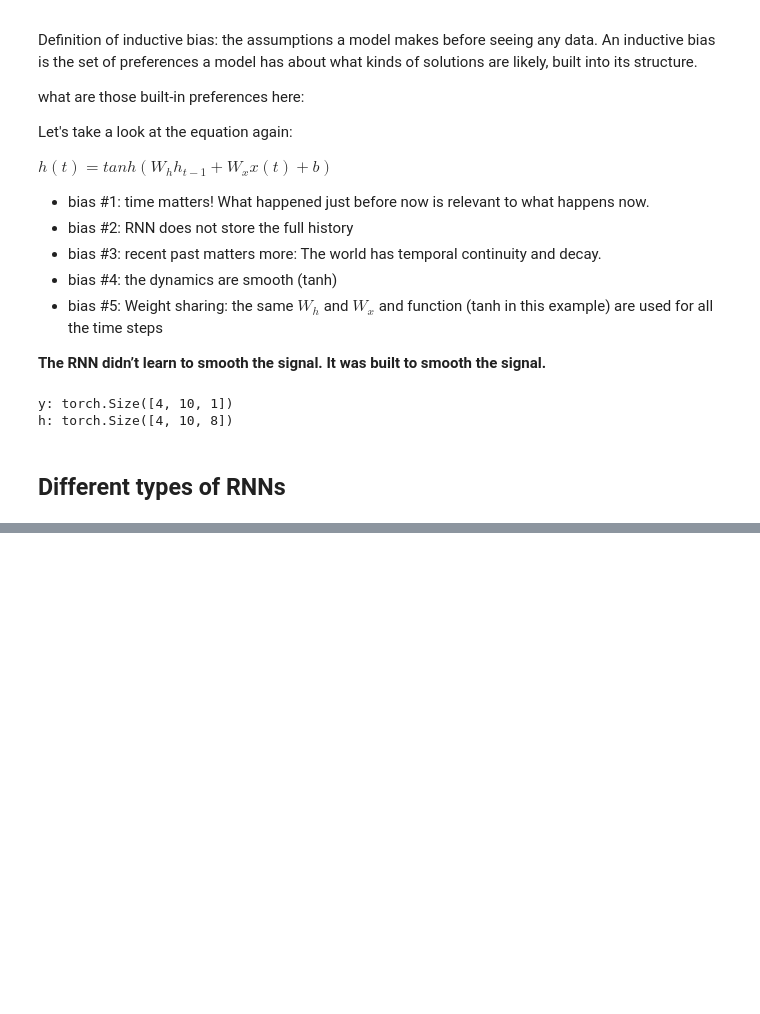
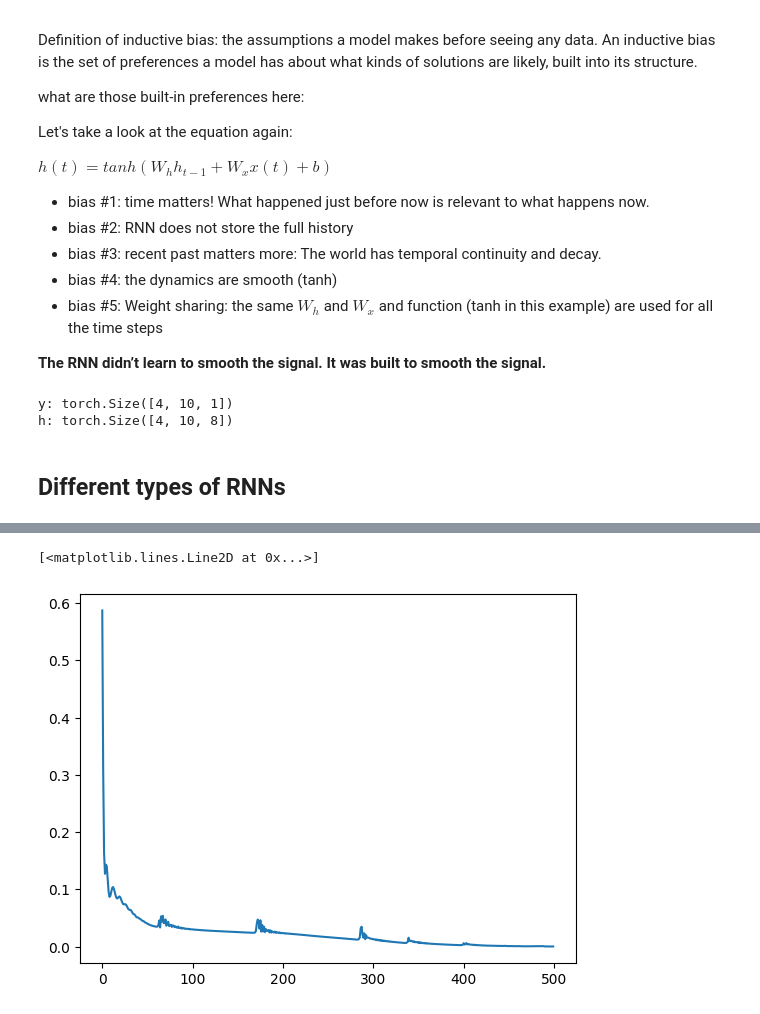
Before and after one commit to lshahsha/model_tutorial, a Jupyter notebook: notebooks/rnns.ipynb, the cells around one changed output, grey strips where cells are left out. Cells and saved outputs as stored; diff of their text form; code cells hidden in the pictures; blank space fills up the shorter version.

```diff
--- a/notebooks/rnns.ipynb
+++ b/notebooks/rnns.ipynb
@@ -372,0 +417,38 @@ h: torch.Size([4, 10, 8])
+# %%
+import torch.optim as optim
+model = myRNN(input_dim=1, hidden_dim=32, output_dim=1)
+# we will use an adam optimizer
+optimizer = optim.Adam(model.parameters(), lr=0.01)
+
+# now the loss function: we use a simple MSE
+loss_fn = nn.MSELoss()
+
+loss_all = []
+for epoch in range(500):
+    # first clear out all the grad values
+    # clear out gradients
+    # if you don't do this, the grad is gonna accumulate(The new gradients are added on top of the old ones.)
+    # Gradients grow larger and larger.
+    # general rule: when you are training, the first thing you do is always to clear out the gradients
+    # run the model and get the predictions
+    # calculate the current loss
+    # backprop (backward)
+    # update the parameters
+    #
+    optimizer.zero_grad() # comment out to see the effect
+    # run the model once
+    # you can alternatively do: y_pred, h = model(x)
+    y_pred, h = model.forward(x)
+
+    # calculate the loss
+    current_loss = loss_fn(y_pred, y)
+
+    # run backprop
+    current_loss.backward()
+
+    loss_all.append(current_loss.item())
+    # update the parameters
+    optimizer.step()
+
+    if epoch % 50 == 0:
+        print(f"Epoch {epoch}, Loss: {current_loss.item():.4f}")
@@ -372,0 +466,5 @@ h: torch.Size([4, 10, 8])
+# %%
+plt.plot(loss_all)
+# %% [output]
+[<matplotlib.lines.Line2D at 0x...>]
+[figure, added]
```
Also changed, not shown: parts of 17 cells of this notebook.
